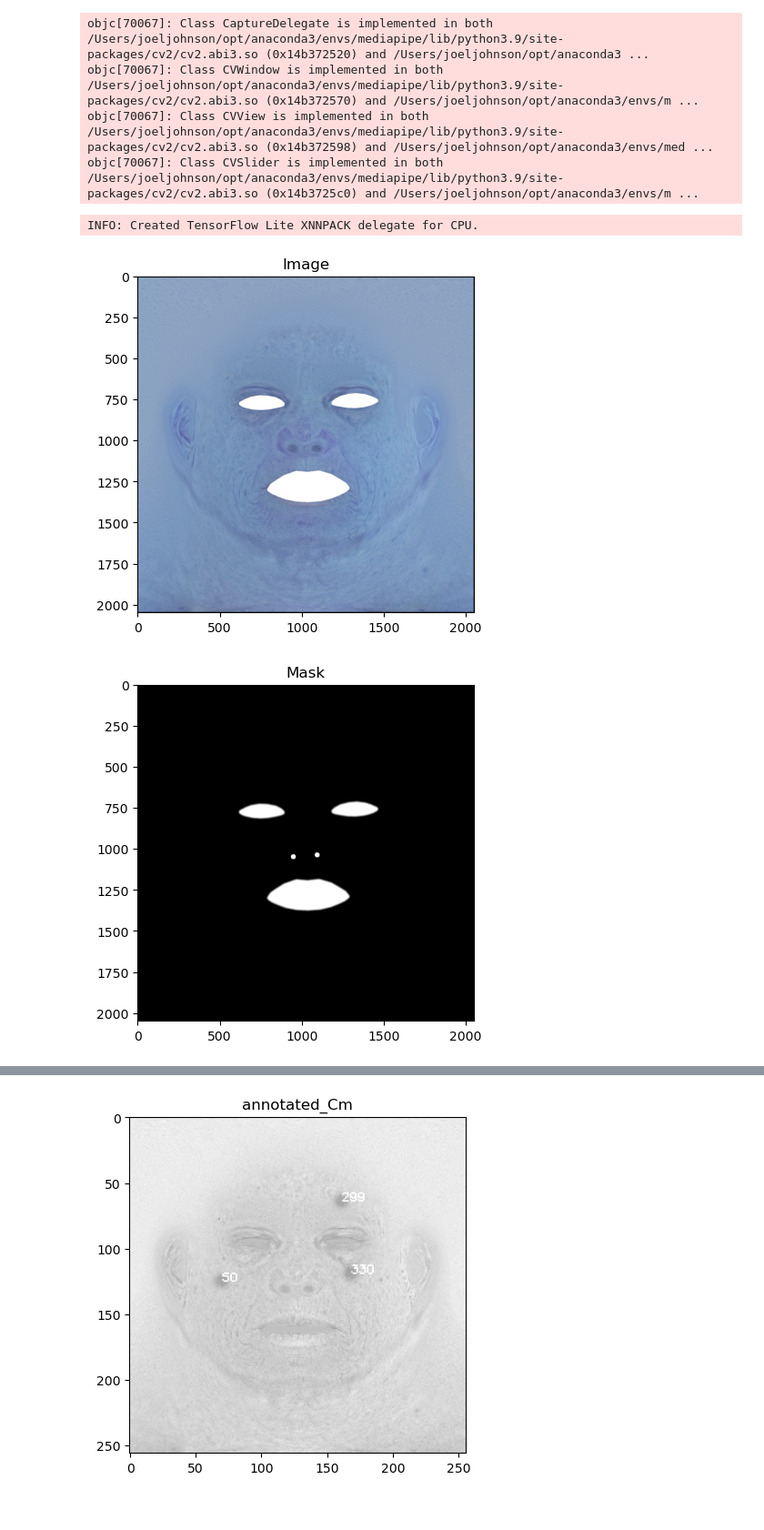
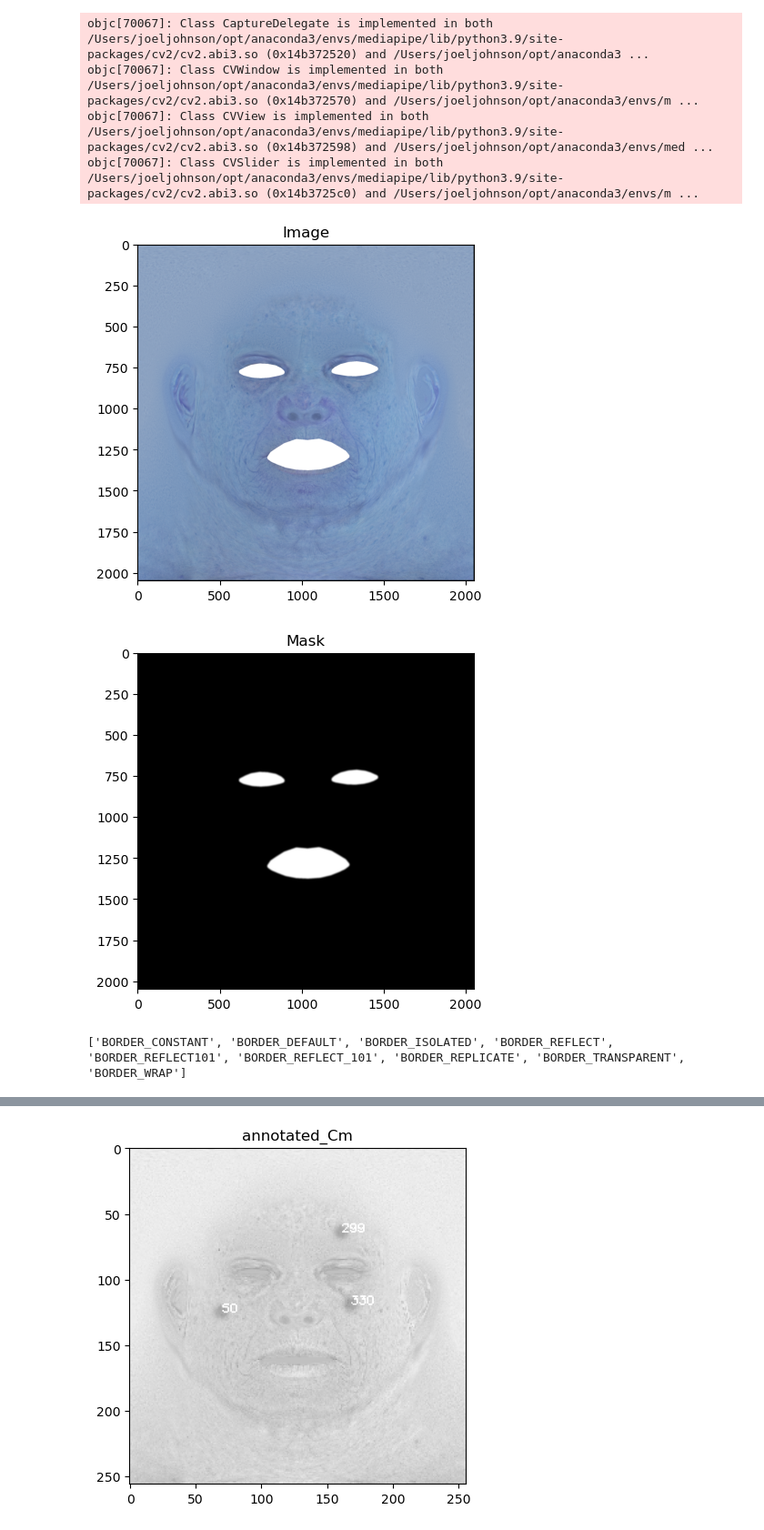
Before and after one commit to jj-tech-io/mediapipe-facemesh, a Jupyter notebook: rome.ipynb, the cells around one changed output, grey strips where cells are left out. Shown at 91% size. Saved outputs shown, nothing was run; the diff lists cells and outputs as text; code cells hidden in the pictures.

```diff
--- a/rome.ipynb
+++ b/rome.ipynb
@@ -345,7 +345,8 @@ def draw_random_circles(base, color=(255,0,0), thickness=5):
         y = random.randint(0, base.shape[0])
         cv2.circle(base, (x,y), 5, color, thickness)
     return base
-def draw_lines(image, face_landmarks, segments, color=(255,0,0), thickness=5):
+
+def draw_lines(image, face_landmarks, segments, color=(255,0,0), thickness=10):
     points = []
     for i in segments:
         p1 = i[0]
@@ -411,8 +412,7 @@ def draw_spots(image, face_landmarks, freckle_mask, color=(255,255,255), thickne
 
     return image
 
-
-def draw_blemishes(image, face_landmarks, blemish_landmarks, color=(255,255,255), thickness=5):
+def draw_blemishes(image, face_landmarks, blemish_landmarks, color=(255,255,255), thickness=15):
 
     for id in blemish_landmarks:
         ih, iw, _ = image.shape
@@ -426,8 +426,6 @@ def draw_blemishes(image, face_landmarks, blemish_landmarks, color=(255,255,255)
         cv2.circle(image, (x, y), size, color, -1)  # -1 thickness makes circle filled
     return image
 
-
-
 mask_directory = r"images"
 color_dict = {
     'lips': (255, 0, 0),
@@ -436,6 +434,7 @@ color_dict = {
     'bags': (255,255,255)
 }
 # Load the image
+
 # image_path = os.path.join(r"C:\\Users\\joeli\\Dropbox\\AE_InputModels\\", image_filename)
 image_path = r"images/models_4k/m32.png"
 image = cv2.imread(image_path)
@@ -450,6 +449,7 @@ image = cv2.cvtColor(image, cv2.COLOR_BGR2RGB)
 annotated_image = image.copy()
 ica_annnotated_image = image.copy()
 mask = np.zeros(image.shape, dtype=np.uint8)
+
 # Process the image with MediaPipe Face Mesh
 with mp.solutions.face_mesh.FaceMesh(
     static_image_mode=True,
@@ -507,37 +507,53 @@ with mp.solutions.face_mesh.FaceMesh(
         max_num_faces=1,
         min_detection_confidence=0.6) as face_mesh:
         # image = cv2.cvtColor(image, cv2.COLOR_BGR2RGB)
         results = face_mesh.process(image)
 
 for face_landmarks in results.multi_face_landmarks:
     mp_drawing.draw_landmarks(
         image=annotated_image,
         landmark_list=face_landmarks,
         # connections=mp_face_mesh.FACEMESH_TESSELATION,  # or FACEMESH_CONTOURS or FACEMESH_IRISES
         connections=mp_face_mesh.FACEMESH_CONTOURS,
         landmark_drawing_spec=None,
         connection_drawing_spec=mp_drawing.DrawingSpec(color=(0, 255, 0), thickness=1, circle_radius=1),
     )
 
     index = 0
     for id, lm in enumerate(face_landmarks.landmark):
         ih, iw, _ = image.shape
         x, y = int(lm.x * iw), int(lm.y * ih)
         # cv2.putText(annotated_image, str(id), (x, y), cv2.FONT_HERSHEY_SIMPLEX, .75, (0, 255, 0), 1)
         if id % 5 == 0:
             cv2.putText(annotated_image, str(id), (x, y), cv2.FONT_HERSHEY_SIMPLEX, 0.3, (0, 0, 0), 1)
         landmark_locations[id] = (x, y)
-#draw white blemish at lm 250 and 60
-xa, ya = landmark_locations[250]
-xb, yb = landmark_locations[60]
-cv2.circle(mask, (xa, ya), 15, (255,255,255), -1)
-cv2.circle(mask, (xb, yb), 15, (255,255,255), -1)
+# #draw white blemish at lm 250 and 60
+
 
 
 plt.imshow(mask)
 plt.title('Mask')
 plt.show()
+#gaussian blur mask with blurry edges
+mask = cv2.GaussianBlur(mask, (5,5), cv2.BORDER_TRANSPARENT)
+#add black fog to mask
+mask = cv2.addWeighted(mask, 0.5, np.zeros_like(mask), 0.75, 0)
+mask = cv2.GaussianBlur(mask, (5,5), cv2.BORDER_TRANSPARENT)
+# random blend of mask and mask2
+mask = cv2.addWeighted(mask, 0.5, mask, 0.5, 0)
+mask = cv2.GaussianBlur(mask, (5,5), cv2.BORDER_TRANSPARENT)
+xa, ya = landmark_locations[250]
+xb, yb = landmark_locations[60]
+cv2.circle(mask, (xa, ya), 25, (255,255,255), -1)
+cv2.circle(mask, (xb, yb), 25, (255,255,255), -1)
+
+#print boarder options
+print([i for i in dir(cv2) if 'BORDER' in i])
+plt.imshow(mask)
+plt.title('Mask')
+#save mask
+plt.imsave("eye_lip_mask.png", mask)
 # %% [output]
-INFO: Created TensorFlow Lite XNNPACK delegate for CPU.
 [figure]
-[figure, old version]
+[figure, new version]
+['BORDER_CONSTANT', 'BORDER_DEFAULT', 'BORDER_ISOLATED', 'BORDER_REFLECT', 'BORDER_REFLECT101', 'BORDER_REFLECT_101', 'BORDER_REPLICATE', 'BORDER_TRANSPARENT', 'BORDER_WRAP']
```
Also changed, not shown: parts of 1 cell of this notebook, 4 other files.
